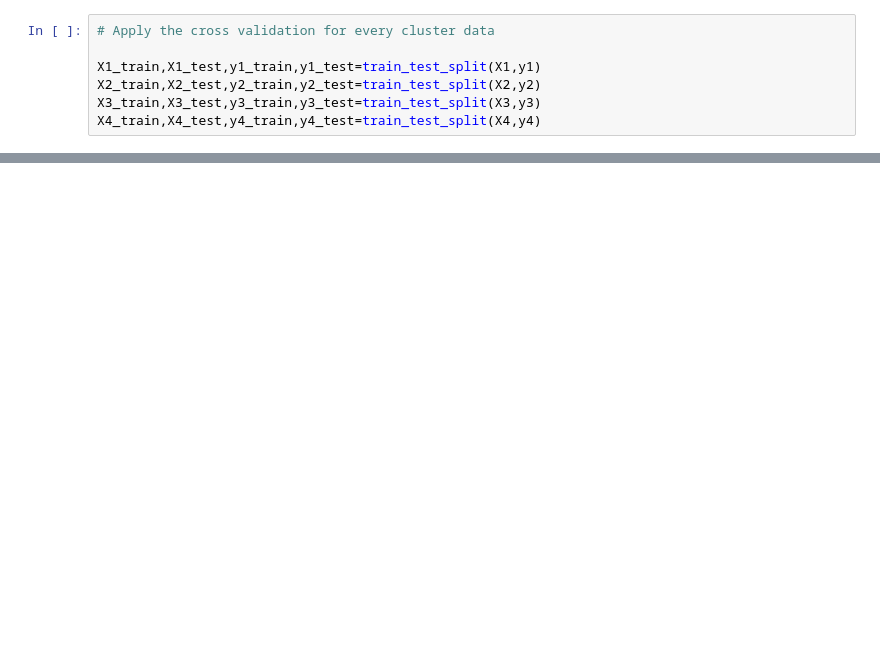
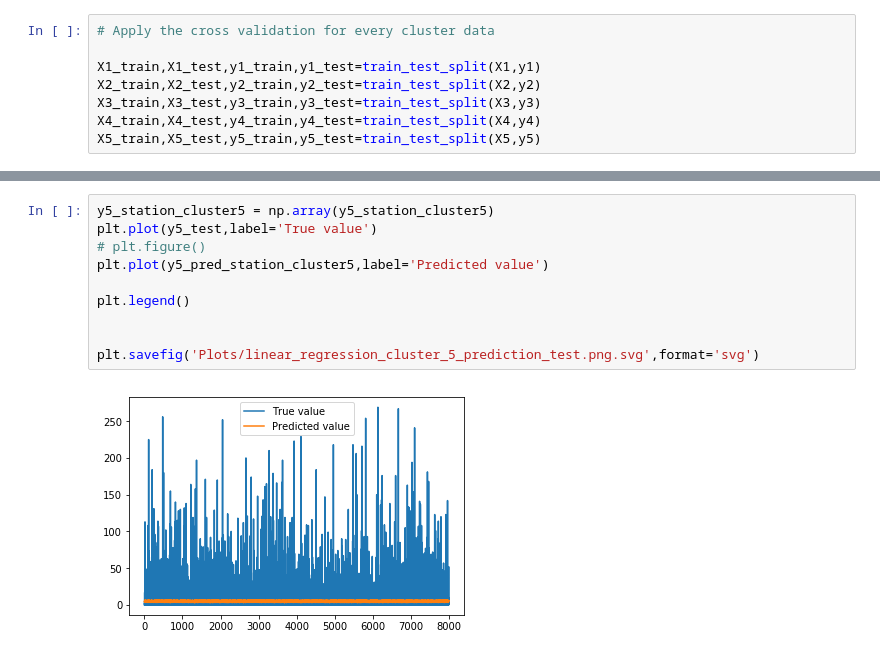
Before and after one commit to AmrKhalifa/Modeling-rainfall-data-in-Bangladesh, a Jupyter notebook: models/Model_1_Linear_Regression.ipynb, the cells around one changed output, grey strips where cells are left out. Saved outputs shown, nothing was run; the diff lists cells and outputs as text; blank space fills up the shorter version.

```diff
--- a/models/Model_1_Linear_Regression.ipynb
+++ b/models/Model_1_Linear_Regression.ipynb
@@ -39,6 +53,7 @@ X1_train,X1_test,y1_train,y1_test=train_test_split(X1,y1)
 X2_train,X2_test,y2_train,y2_test=train_test_split(X2,y2)
 X3_train,X3_test,y3_train,y3_test=train_test_split(X3,y3)
 X4_train,X4_test,y4_train,y4_test=train_test_split(X4,y4)
+X5_train,X5_test,y5_train,y5_test=train_test_split(X5,y5)
 # %%
 # Fit the models
 linear_reg1.fit(X1_train,y1_train)
@@ -74,0 +218,12 @@ Error 4 19.894270775037647
+# %%
+y5_station_cluster5 = np.array(y5_station_cluster5)
+plt.plot(y5_test,label='True value')
+# plt.figure()
+plt.plot(y5_pred_station_cluster5,label='Predicted value')
+
+plt.legend()
+
+
+plt.savefig('Plots/linear_regression_cluster_5_prediction_test.png.svg',format='svg')
+# %% [output]
+[figure, added]
```
Also changed, not shown: parts of 25 cells of this notebook, 41 other files.
